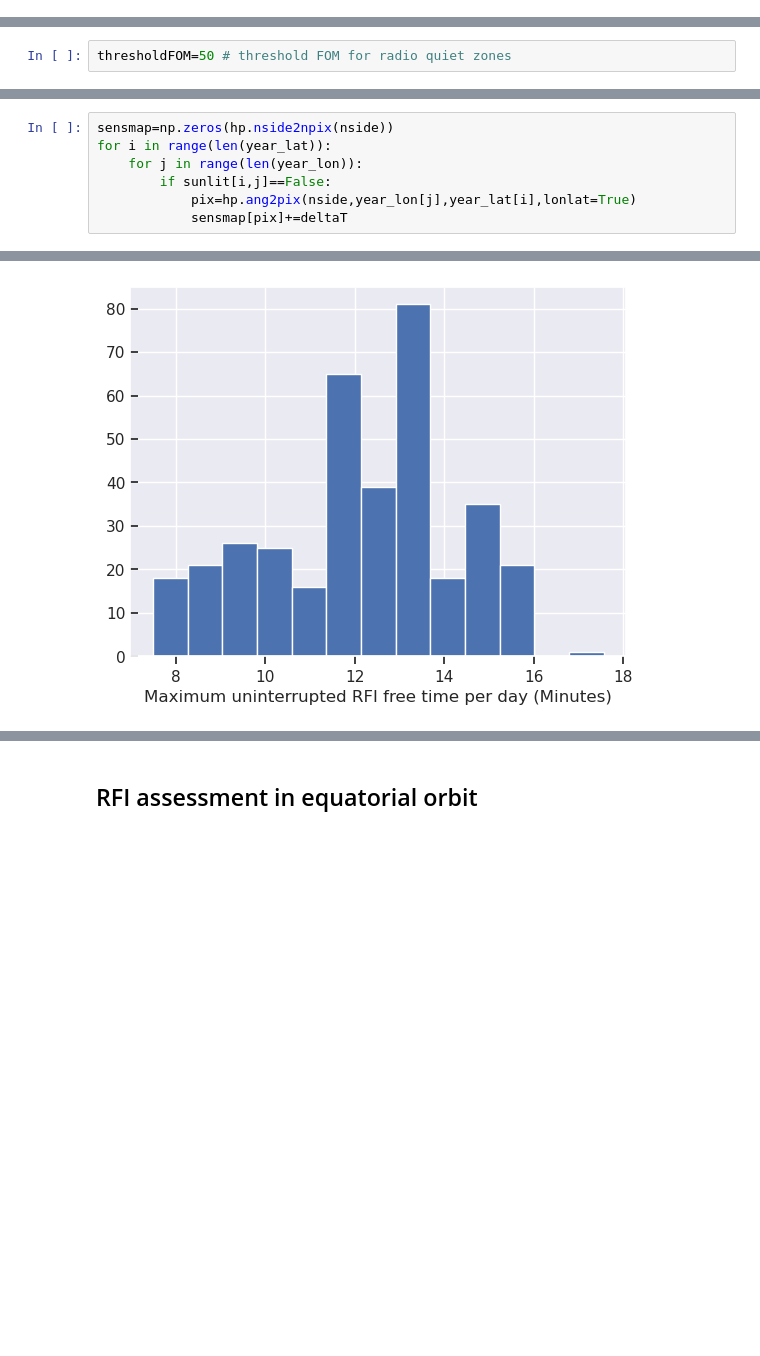
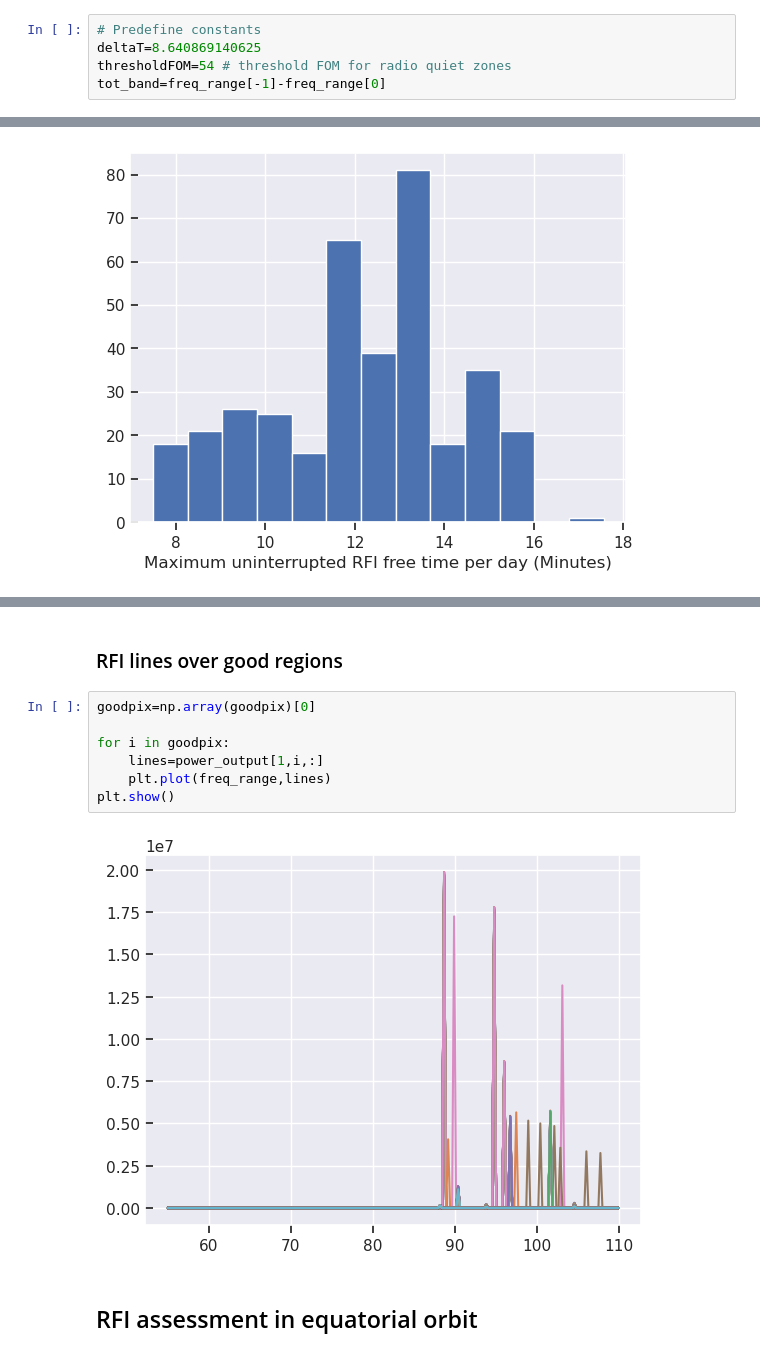
Before and after one commit to Bharatcs/rfi, a Jupyter notebook: Project/STARFIRE_main.ipynb, the cells around one changed output, grey strips where cells are left out. Drawn from its saved outputs; the diff is of its cells as text; blank space fills up the shorter version.

```diff
--- a/Project/STARFIRE_main.ipynb
+++ b/Project/STARFIRE_main.ipynb
@@ -182,5 +182,10 @@ import pytz
 from datetime import datetime
 from dateutil.relativedelta import relativedelta
 from skyfield.api import load, wgs84, EarthSatellite
+# %%
+# Predefine constants
+deltaT=8.640869140625
+thresholdFOM=54 # threshold FOM for radio quiet zones
+tot_band=freq_range[-1]-freq_range[0]
 # %% [markdown]
 ## RFI assessment in polar orbit
@@ -208,2 +197,0 @@ deltaT=8.640869140625
-# %%
-thresholdFOM=50 # threshold FOM for radio quiet zones
@@ -371,7 +316,0 @@ sum(FOMtime1)/3600
-# %%
-sensmap=np.zeros(hp.nside2npix(nside))
-for i in range(len(year_lat)):
-    for j in range(len(year_lon)):
-        if sunlit[i,j]==False:
-            pix=hp.ang2pix(nside,year_lon[j],year_lat[i],lonlat=True)
-            sensmap[pix]+=deltaT
@@ -437,3 +357,14 @@ FOMtime[0]/3600
+# %% [markdown]
+### RFI lines over good regions
+# %%
+goodpix=np.array(goodpix)[0]
+
+for i in goodpix:
+    lines=power_output[1,i,:]
+    plt.plot(freq_range,lines)
+plt.show()
+# %% [output]
+[figure, added]
 # %% [markdown]
 ## RFI assessment in equatorial orbit
 # %% [markdown]
```
Also changed, not shown: parts of 36 cells of this notebook.
